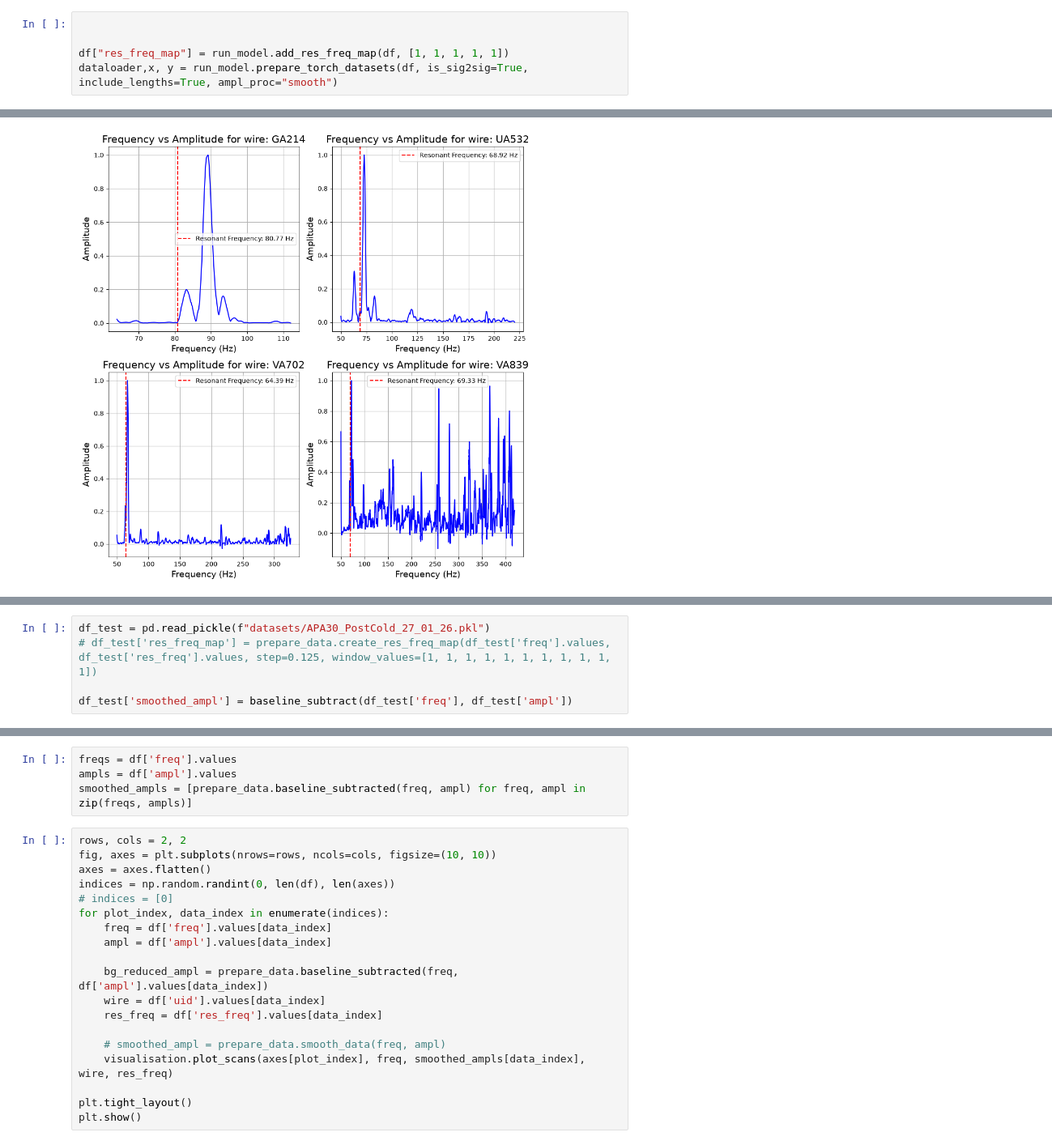
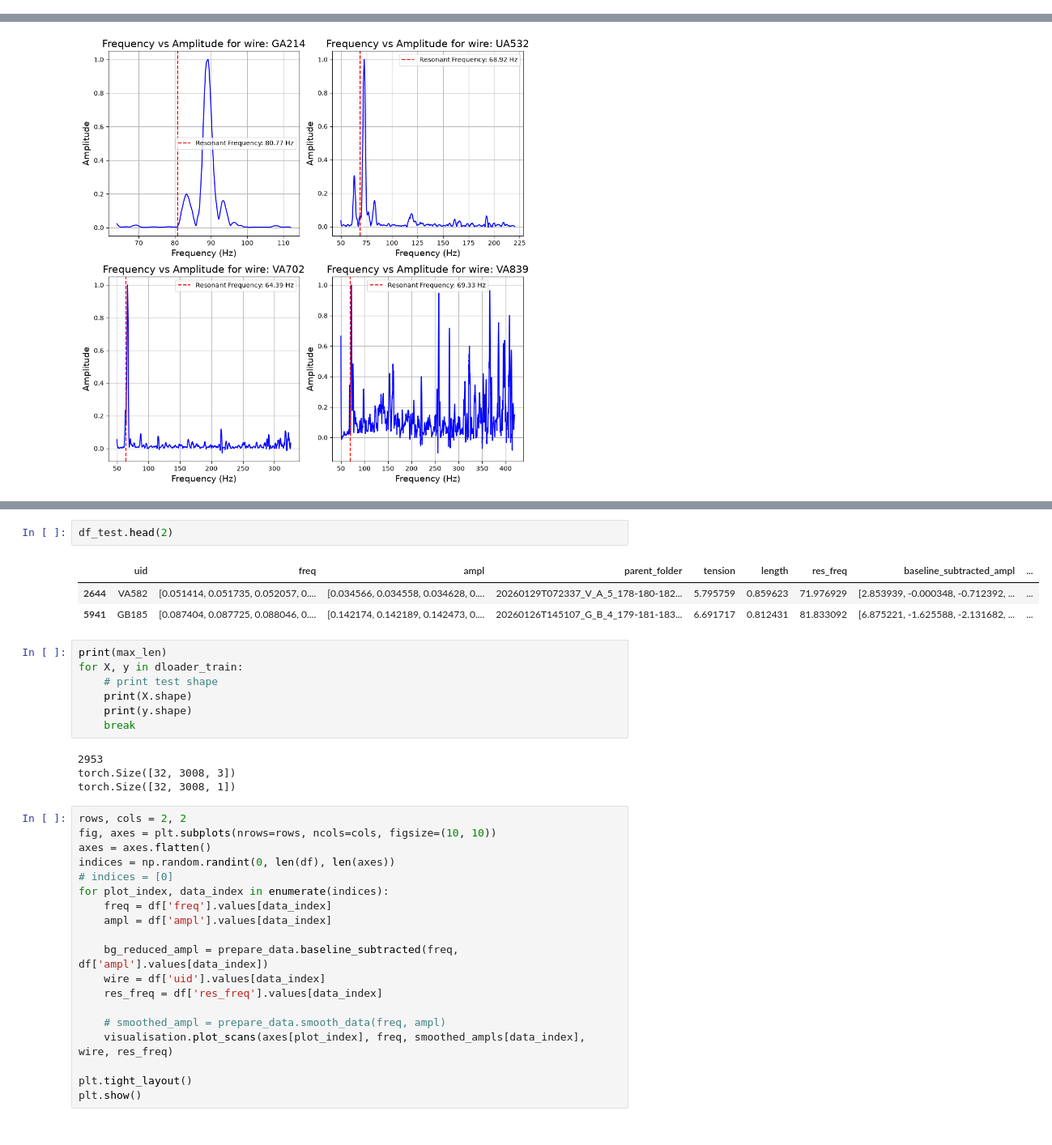
Before and after one commit to SiemBerhane/preliminary-dwa-ml, a Jupyter notebook: initial-data-cleaning/testing.ipynb, the cells around one changed output, grey strips where cells are left out. Shown at 81% size. Drawn from its saved outputs; the diff is of its cells as text.

```diff
--- a/initial-data-cleaning/testing.ipynb
+++ b/initial-data-cleaning/testing.ipynb
@@ -30,8 +30,3 @@ print(f"Preparing dataset and saving to datasets/{dataset_name}.pkl")
 df = run_model.prepare_scan_data(raw_path, proc_path, stage, dataset_name)
 # %% [output]
 Preparing dataset and saving to datasets/APA30_PostCold_27_01_26.pkl
-# %%
-
-
-df["res_freq_map"] = run_model.add_res_freq_map(df, [1, 1, 1, 1, 1])
-dataloader,x, y = run_model.prepare_torch_datasets(df, is_sig2sig=True, include_lengths=True, ampl_proc="smooth")
@@ -101,5 +103,0 @@ def baseline_subtract(freqs, ampls):
-# %%
-df_test = pd.read_pickle(f"datasets/APA30_PostCold_27_01_26.pkl")
-# df_test['res_freq_map'] = prepare_data.create_res_freq_map(df_test['freq'].values, df_test['res_freq'].values, step=0.125, window_values=[1, 1, 1, 1, 1, 1, 1, 1, 1, 1, 1])
-
-df_test['smoothed_ampl'] = baseline_subtract(df_test['freq'], df_test['ampl'])
@@ -113,7 +104,20 @@ df_test.head(3)
-# %%
-freqs = df['freq'].values
-ampls = df['ampl'].values
-smoothed_ampls = [prepare_data.baseline_subtracted(freq, ampl) for freq, ampl in zip(freqs, ampls)]
+# %%
+df_test.head(2)
+# %% [output]
+|  | uid | freq | ampl | parent_folder | tension | length | res_freq | baseline_subtracted_ampl | ... |
+| 2644 | VA582 | [0.051414, 0.051735, 0.052057, 0.... | [0.034566, 0.034558, 0.034628, 0.... | 20260129T072337_V_A_5_178-180-182... | 5.795759 | 0.859623 | 71.976929 | [2.853939, -0.000348, -0.712392, ... | ... |
+| 5941 | GB185 | [0.087404, 0.087725, 0.088046, 0.... | [0.142174, 0.142189, 0.142473, 0.... | 20260126T145107_G_B_4_179-181-183... | 6.691717 | 0.812431 | 81.833092 | [6.875221, -1.625588, -2.131682, ... | ... |
+# %%
+print(max_len)
+for X, y in dloader_train:
+    # print test shape
+    print(X.shape)
+    print(y.shape)
+    break
+# %% [output]
+2953
+torch.Size([32, 3008, 3])
+torch.Size([32, 3008, 1])
 # %%
 rows, cols = 2, 2
 fig, axes = plt.subplots(nrows=rows, ncols=cols, figsize=(10, 10))
```
Also changed, not shown: parts of 10 cells of this notebook, 5 other files.
